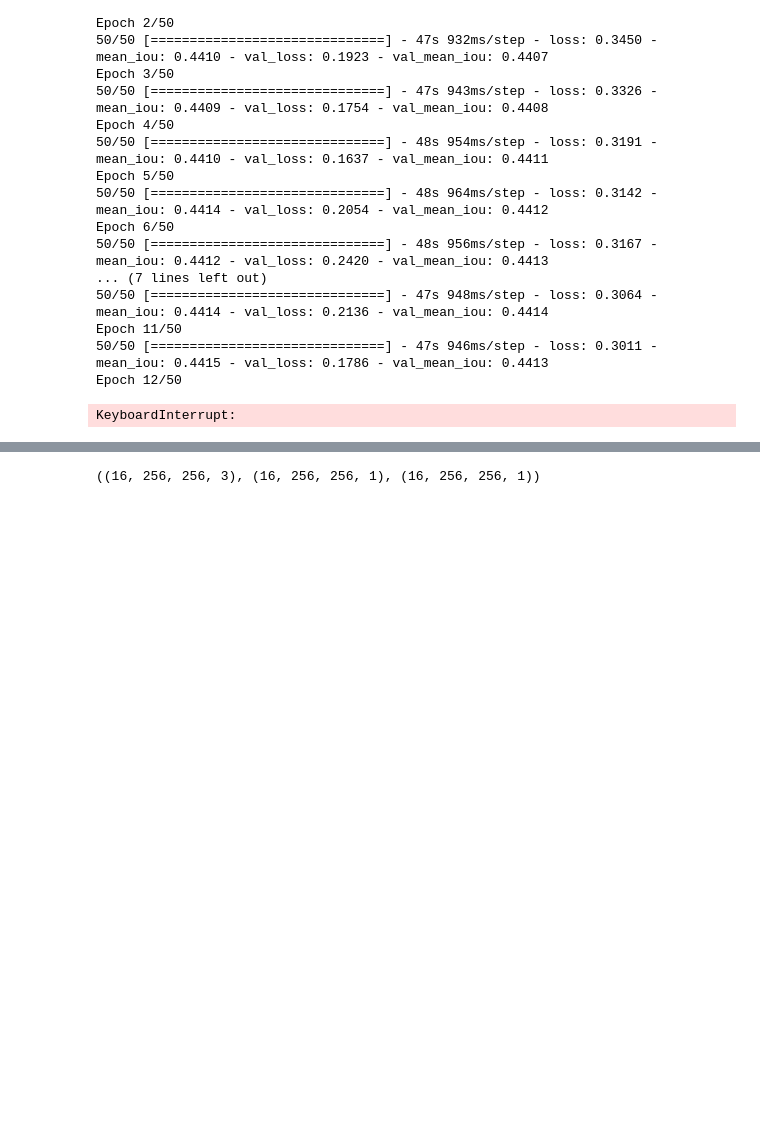
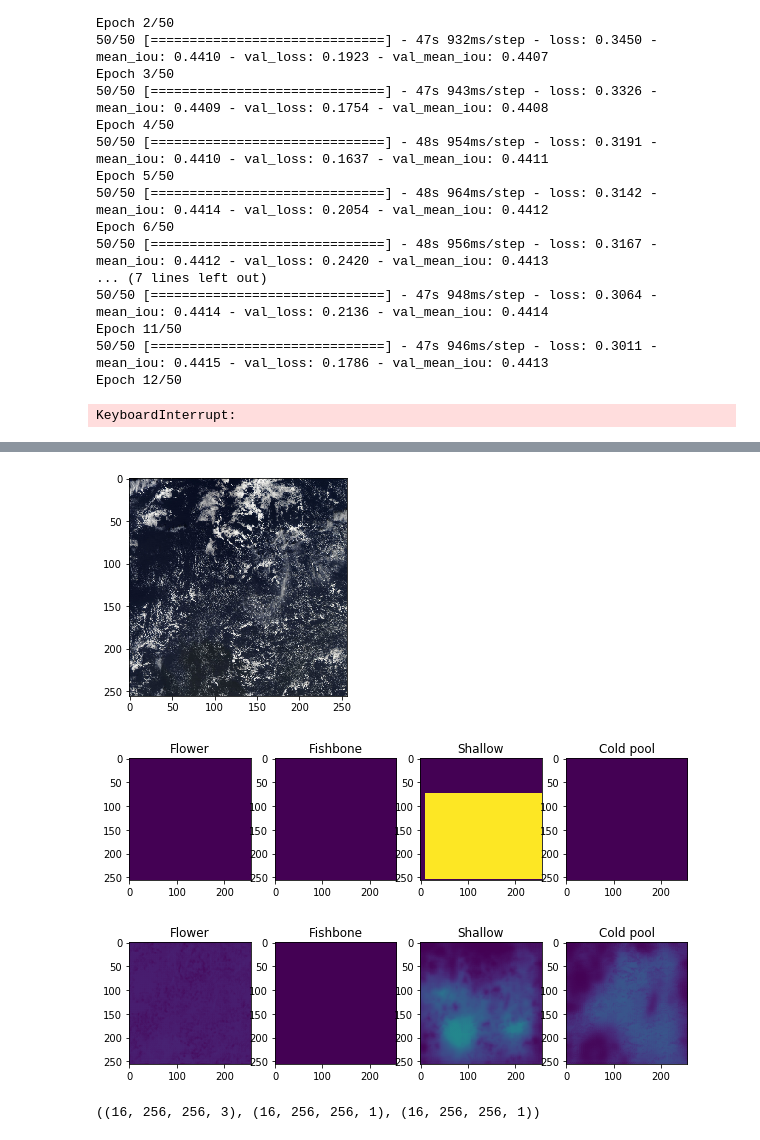
Before and after one commit to raspstephan/sugar-flower-fish-or-gravel, a Jupyter notebook: segmentation.ipynb, the cells around one changed output, grey strips where cells are left out. Drawn from its saved outputs; the diff is of its cells as text; code cells hidden in the pictures; blank space fills up the shorter version.

```diff
--- a/segmentation.ipynb
+++ b/segmentation.ipynb
@@ -380,3 +462,20 @@ Epoch 11/50
 50/50 [==============================] - 47s 946ms/step - loss: 0.3011 - mean_iou: 0.4415 - val_loss: 0.1786 - val_mean_iou: 0.4413
 Epoch 12/50
 KeyboardInterrupt:
+# %%
+def train_model(c, epochs=15):
+    train_gen, valid_gen = create_gens(c)
+    m = build_model()
+    m.fit_generator(
+        train_gen,
+        steps_per_epoch=50,
+        epochs=epochs,
+        validation_data=valid_gen,
+        validation_steps=5
+    )
+    return m
+# %%
+for c in cats[1:]:
+    print(c)
+    m = train_model(c)
+    m.save(f'/local/S.Rasp/tmp/{c}.h5')
@@ -383,3 +500,26 @@ KeyboardInterrupt:
+# %%
+models = {c: keras.models.load_model(f'/local/S.Rasp/tmp/{c}.h5',
+                                     custom_objects={'mean_iou': mean_iou}) for c in cats[1:]}
+# %%
+def check_preds(i):
+    X = imgs_re[i]; Y = tot_masks_re[i]
+    preds = [models[c].predict(X[None])[0, :, :, 0] for c in cats[1:]]
+    plt.imshow(X); plt.show()
+    fig, axs = plt.subplots(1, 4, figsize=(10, 5))
+    for i, ax in enumerate(axs.flat):
+        ax.set_title(cats[i+1])
+        ax.imshow(Y[:, :, i+1], vmin=0, vmax=1)
+    plt.show()
+    fig, axs = plt.subplots(1, 4, figsize=(10, 5))
+    for i, ax in enumerate(axs.flat):
+        ax.set_title(cats[i+1])
+        ax.imshow(preds[i], vmin=0, vmax=1)
+# %%
+check_preds(14)
+# %% [output]
+[figure, added]
+[figure, added]
+[figure, added]
 # %%
 X, Y = next(train_generator)
 # %%
```
Also changed, not shown: parts of 54 cells of this notebook.
